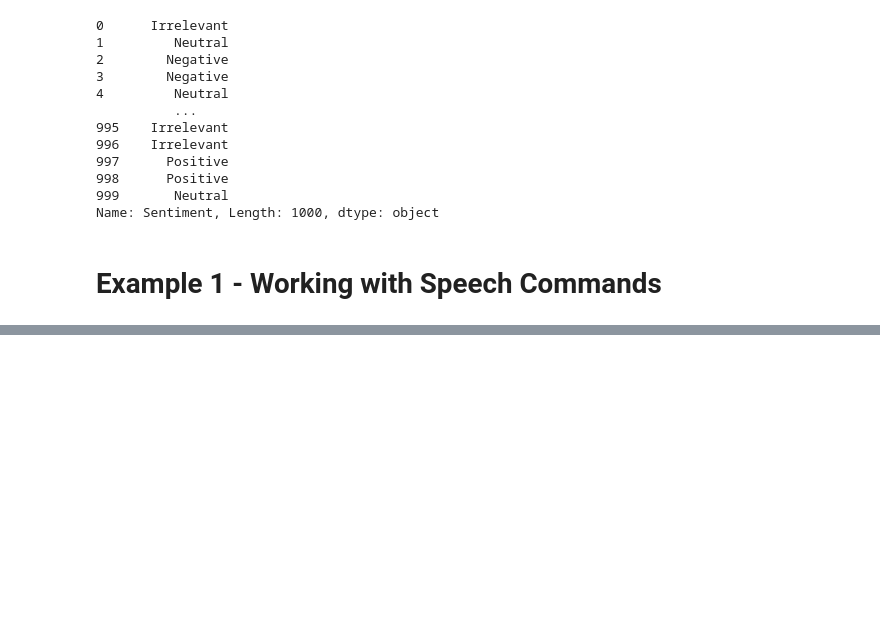
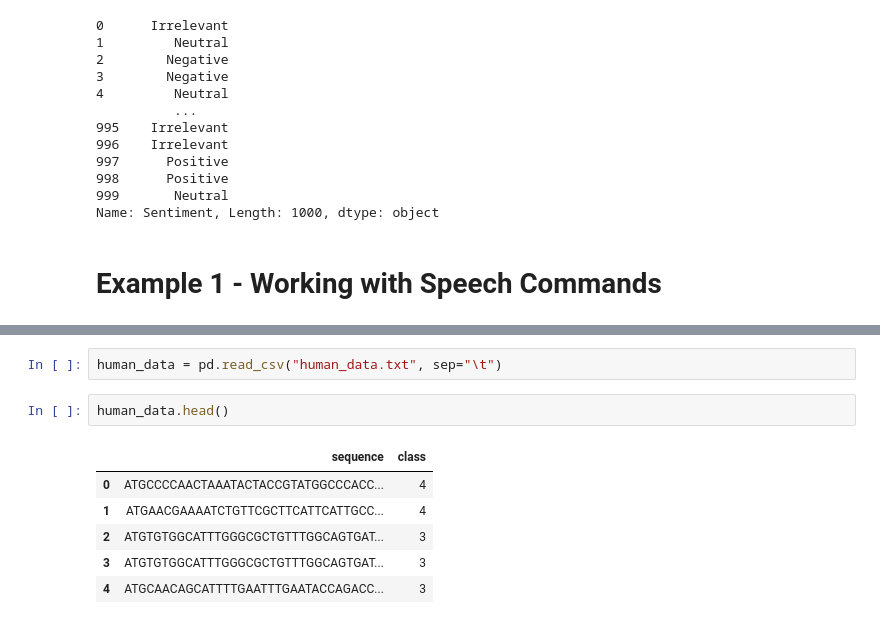
Before and after one commit to MuhammadUmerKhan/Python_Files, a Jupyter notebook: All Files/IBM ML/Deep Learning/types_of_sequencial_data.ipynb, the cells around one changed output, grey strips where cells are left out. Cells and saved outputs as stored; diff of their text form; blank space fills up the shorter version.

```diff
--- a/All Files/IBM ML/Deep Learning/types_of_sequencial_data.ipynb
+++ b/All Files/IBM ML/Deep Learning/types_of_sequencial_data.ipynb
@@ -497,0 +570,11 @@ Name: Sentiment, Length: 1000, dtype: object
+# %%
+human_data = pd.read_csv("human_data.txt", sep="\t")
+# %%
+human_data.head()
+# %% [output]
+|  | sequence | class |
+| 0 | ATGCCCCAACTAAATACTACCGTATGGCCCACC... | 4 |
+| 1 | ATGAACGAAAATCTGTTCGCTTCATTCATTGCC... | 4 |
+| 2 | ATGTGTGGCATTTGGGCGCTGTTTGGCAGTGAT... | 3 |
+| 3 | ATGTGTGGCATTTGGGCGCTGTTTGGCAGTGAT... | 3 |
+| 4 | ATGCAACAGCATTTTGAATTTGAATACCAGACC... | 3 |
```
Also changed, not shown: parts of 44 cells of this notebook, 2 other files.
